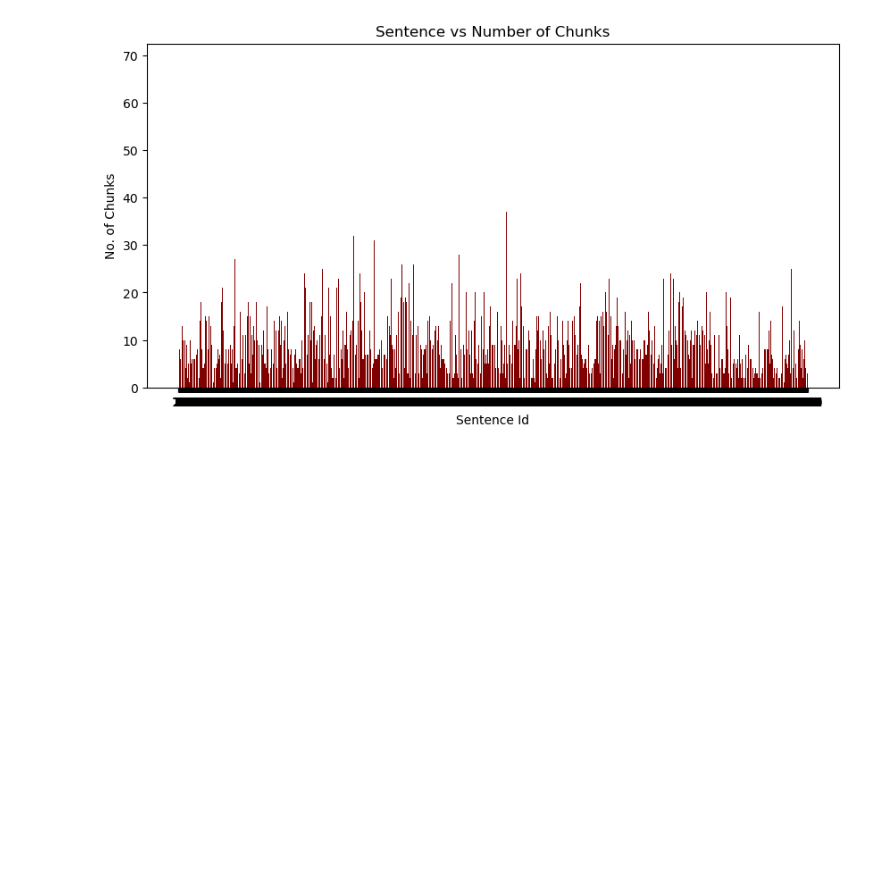
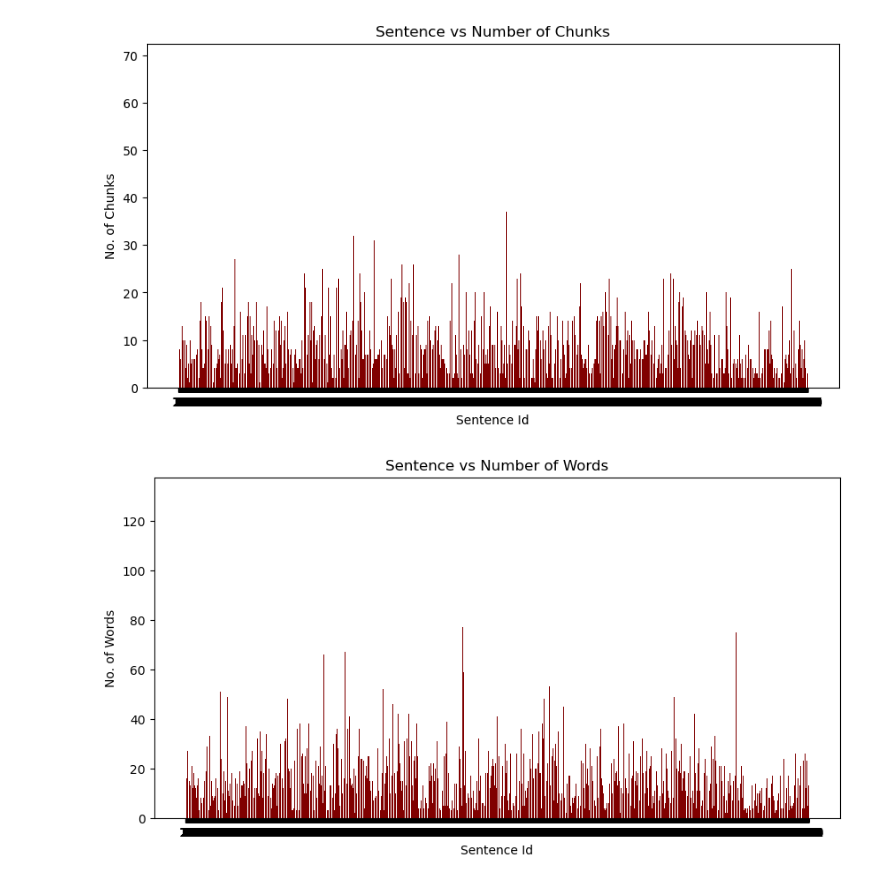
Before and after one commit to EnergeticQuanta17/Kannada-NLP, a Jupyter notebook: Dataset/Data analysis.ipynb, the cells around one changed output. Drawn from its saved outputs; the diff is of its cells as text; code cells hidden in the pictures; blank space fills up the shorter version.

```diff
--- a/Dataset/Data analysis.ipynb
+++ b/Dataset/Data analysis.ipynb
@@ -12,21 +12,20 @@ num_sentence = 0
 num_chunk = 0
 num_words = 0
 
-num_chunk_list = dict()
 num_word_list = dict()
+num_chunk_in_sentence = dict()
+num_words_in_sentence = dict()
 
 full_dataset_sentences = []
 with open(file_path, 'rb') as file:
     retrieved_sentences = pickle.load(file)
     for sentence in retrieved_sentences:
-        # print(sentence, sentence.id)
-        num_chunk_list[sentence.id] = len(sentence.list_of_chunks)
+        num_chunk_in_sentence[sentence.id] = len(sentence.list_of_chunks)
         for chunk in sentence.list_of_chunks:
-            # print('cid: ', chunk.chunk_id)
             num_chunk += 1
-            num_word_list[str(sentence.id)+'_'+str(chunk.chunk_id)] = len(chunk.list_of_words)
+            num_words_in_sentence[sentence.id] = num_words_in_sentence.get(sentence.id, 0) + len(chunk.list_of_words)
+            # num_word_list[str(sentence.id)+'_'+str(chunk.chunk_id)] = len(chunk.list_of_words)
             for word in chunk.list_of_words:
-               # print('wid: ', word.word_id)
                 num_words += 1
 
 num_sentence = len(retrieved_sentences)
@@ -80,15 +67,19 @@ plt.show()
 # %%
 import matplotlib.pyplot as plt
 
-courses = list(num_chunk_list.keys())
-values = list(num_chunk_list.values())
+sid = list(num_words_in_sentence.keys())
+nowords = list(num_words_in_sentence.values())
 
 fig = plt.figure(figsize = (10, 5))
 
 # creating the bar plot
-plt.bar(courses, values, color ='maroon')
+plt.bar(sid, nowords, color ='maroon')
 
 plt.xlabel("Sentence Id")
-plt.ylabel("No. of Chunks")
-plt.title("Sentence vs Number of Chunks")
+plt.ylabel("No. of Words")
+plt.title("Sentence vs Number of Words")
 plt.show()
+
+print(max)
+# %% [output]
+[figure, added]
```
Also changed, not shown: parts of 4 cells of this notebook.
